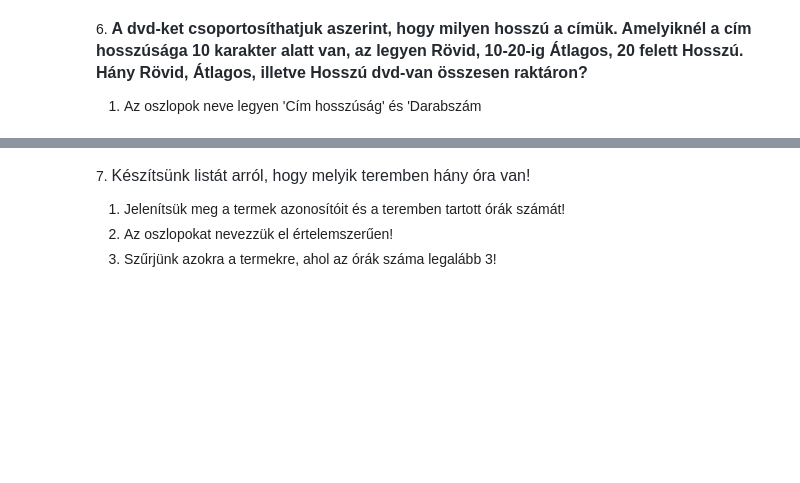
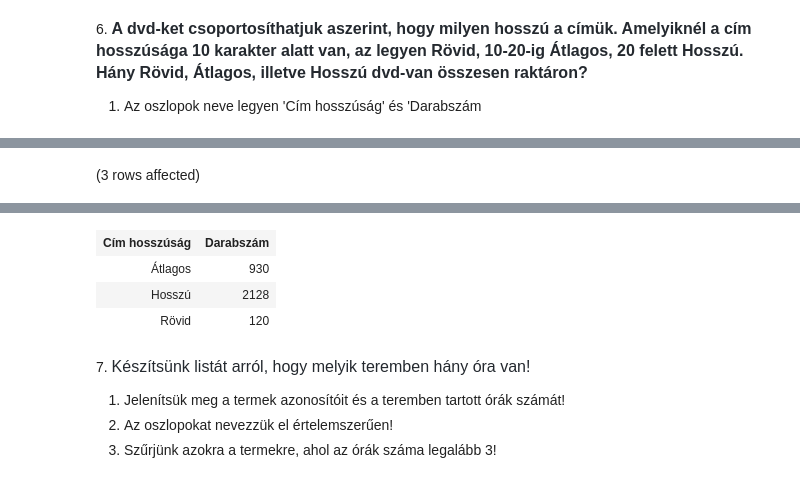
Before and after one commit to varadikitti/sqlgyak03, a Jupyter notebook: gyakorlat02_feladatok .ipynb, the cells around one changed output, grey strips where cells are left out. Saved outputs shown, nothing was run; the diff lists cells and outputs as text; code cells hidden in the pictures; blank space fills up the shorter version.

```diff
--- a/gyakorlat02_feladatok .ipynb
+++ b/gyakorlat02_feladatok .ipynb
@@ -141,0 +138,13 @@ Total execution time: 00:00:00
+# %%
+SELECT CASE WHEN LEN(cim) < 10 THEN 'Rövid'
+            WHEN LEN(cim) >= 10 AND LEN(cim) <= 20 THEN 'Átlagos' --WHEN LEN(cim) BETWEEN 10 AND 20 THEN 'Átlagos'
+            ELSE 'Hosszú'
+        END AS 'Cím hosszúság',
+        SUM([raktár készlet]) AS 'Darabszám'
+FROM dvd
+GROUP BY    CASE WHEN LEN(cim) < 10 THEN 'Rövid'
+                WHEN LEN(cim) >= 10 AND LEN(cim) <= 20 THEN 'Átlagos'
+                ELSE 'Hosszú'
+            END
+# %% [output]
+(3 rows affected)
@@ -142,3 +152,7 @@ Total execution time: 00:00:00
+| Cím hosszúság | Darabszám |
+| Átlagos | 930 |
+| Hosszú | 2128 |
+| Rövid | 120 |
 # %% [markdown]
 7. <span style="color: rgb(36, 41, 47); font-family: -apple-system, BlinkMacSystemFont, &quot;Segoe UI&quot;, Helvetica, Arial, sans-serif, &quot;Apple Color Emoji&quot;, &quot;Segoe UI Emoji&quot;; font-size: 16px;">Készítsünk listát arról, hogy melyik teremben hány óra van!</span>
 
```
Also changed, not shown: parts of 5 cells of this notebook.
